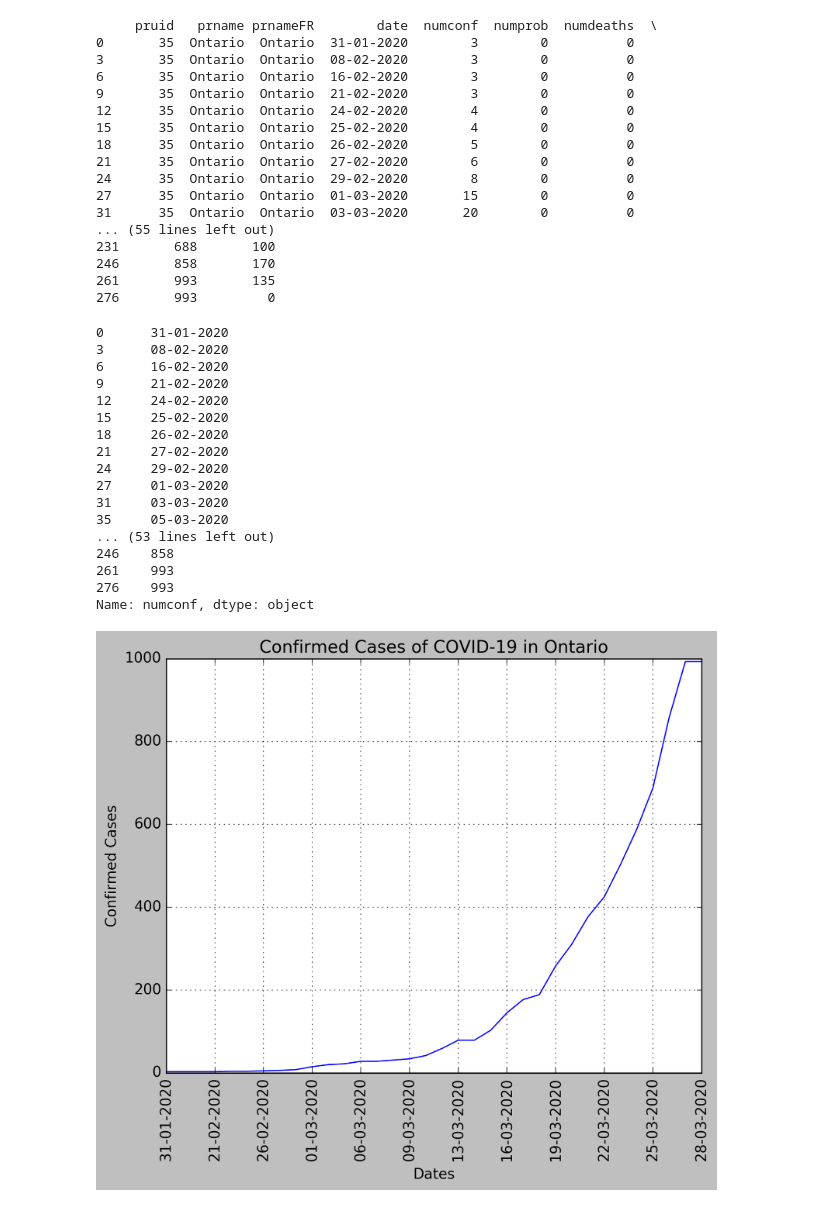
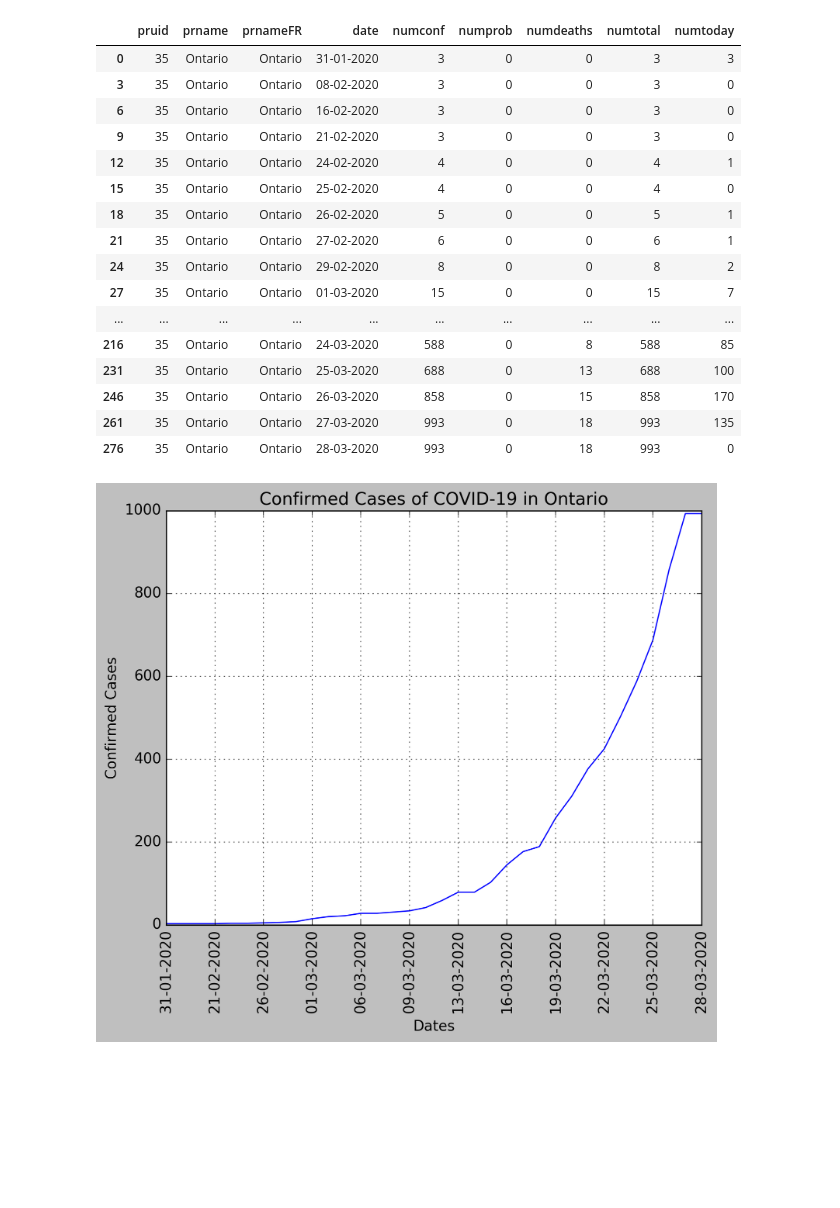
Before and after one commit to MichaszJ/Ontario-COVID-19, a Jupyter notebook: Ontario-COVID-19.ipynb, the cells around one changed output. Drawn from its saved outputs; the diff is of its cells as text; code cells hidden in the pictures; blank space fills up the shorter version.

Commit message:
Updated print outs

```diff
--- a/Ontario-COVID-19.ipynb
+++ b/Ontario-COVID-19.ipynb
@@ -24,52 +16,29 @@ print(dfTotal.head())
 # %%
 # extracting data from Ontario
 ontario = dfTotal.loc[dfTotal['pruid'] == 35]
-print(ontario)
+ontario
 # %% [output]
-     pruid   prname prnameFR        date  numconf  numprob  numdeaths  \
-0       35  Ontario  Ontario  31-01-2020        3        0          0
-3       35  Ontario  Ontario  08-02-2020        3        0          0
-6       35  Ontario  Ontario  16-02-2020        3        0          0
-9       35  Ontario  Ontario  21-02-2020        3        0          0
-12      35  Ontario  Ontario  24-02-2020        4        0          0
-15      35  Ontario  Ontario  25-02-2020        4        0          0
-18      35  Ontario  Ontario  26-02-2020        5        0          0
-21      35  Ontario  Ontario  27-02-2020        6        0          0
-24      35  Ontario  Ontario  29-02-2020        8        0          0
-27      35  Ontario  Ontario  01-03-2020       15        0          0
-31      35  Ontario  Ontario  03-03-2020       20        0          0
-... (55 lines left out)
-231       688       100
-246       858       170
-261       993       135
-276       993         0
+|  | pruid | prname | prnameFR | date | numconf | numprob | numdeaths | numtotal | numtoday |
+| 0 | 35 | Ontario | Ontario | 31-01-2020 | 3 | 0 | 0 | 3 | 3 |
+| 3 | 35 | Ontario | Ontario | 08-02-2020 | 3 | 0 | 0 | 3 | 0 |
+| 6 | 35 | Ontario | Ontario | 16-02-2020 | 3 | 0 | 0 | 3 | 0 |
+| 9 | 35 | Ontario | Ontario | 21-02-2020 | 3 | 0 | 0 | 3 | 0 |
+| 12 | 35 | Ontario | Ontario | 24-02-2020 | 4 | 0 | 0 | 4 | 1 |
+| 15 | 35 | Ontario | Ontario | 25-02-2020 | 4 | 0 | 0 | 4 | 0 |
+| 18 | 35 | Ontario | Ontario | 26-02-2020 | 5 | 0 | 0 | 5 | 1 |
+| 21 | 35 | Ontario | Ontario | 27-02-2020 | 6 | 0 | 0 | 6 | 1 |
+| 24 | 35 | Ontario | Ontario | 29-02-2020 | 8 | 0 | 0 | 8 | 2 |
+| 27 | 35 | Ontario | Ontario | 01-03-2020 | 15 | 0 | 0 | 15 | 7 |
+| ... | ... | ... | ... | ... | ... | ... | ... | ... | ... |
+| 216 | 35 | Ontario | Ontario | 24-03-2020 | 588 | 0 | 8 | 588 | 85 |
+| 231 | 35 | Ontario | Ontario | 25-03-2020 | 688 | 0 | 13 | 688 | 100 |
+| 246 | 35 | Ontario | Ontario | 26-03-2020 | 858 | 0 | 15 | 858 | 170 |
+| 261 | 35 | Ontario | Ontario | 27-03-2020 | 993 | 0 | 18 | 993 | 135 |
+| 276 | 35 | Ontario | Ontario | 28-03-2020 | 993 | 0 | 18 | 993 | 0 |
 # %%
 # extracting confirmed cases and dates
 confirmedCases = ontario.transpose().iloc[4]
 dates = ontario.transpose().iloc[3]
-
-# days = len(confirmedCases) # need to fix this, doesn't actually give right amount of days
-# print(days)
-
-print(dates, confirmedCases)
-# %% [output]
-0      31-01-2020
-3      08-02-2020
-6      16-02-2020
-9      21-02-2020
-12     24-02-2020
-15     25-02-2020
-18     26-02-2020
-21     27-02-2020
-24     29-02-2020
-27     01-03-2020
-31     03-03-2020
-35     05-03-2020
-... (53 lines left out)
-246    858
-261    993
-276    993
-Name: numconf, dtype: object
 # %%
 plt.style.use('classic')
 fig, ax = plt.subplots(dpi=230)
```
Also changed, not shown: parts of 2 cells of this notebook.
